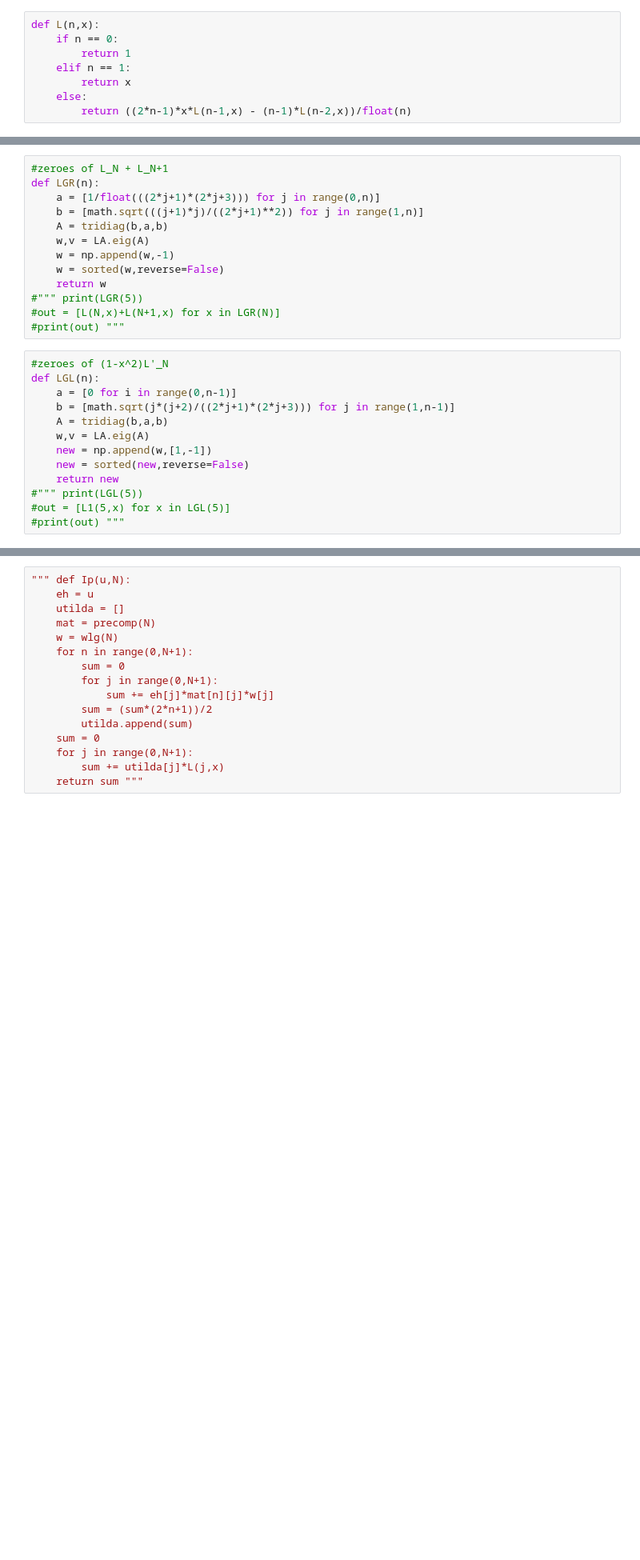
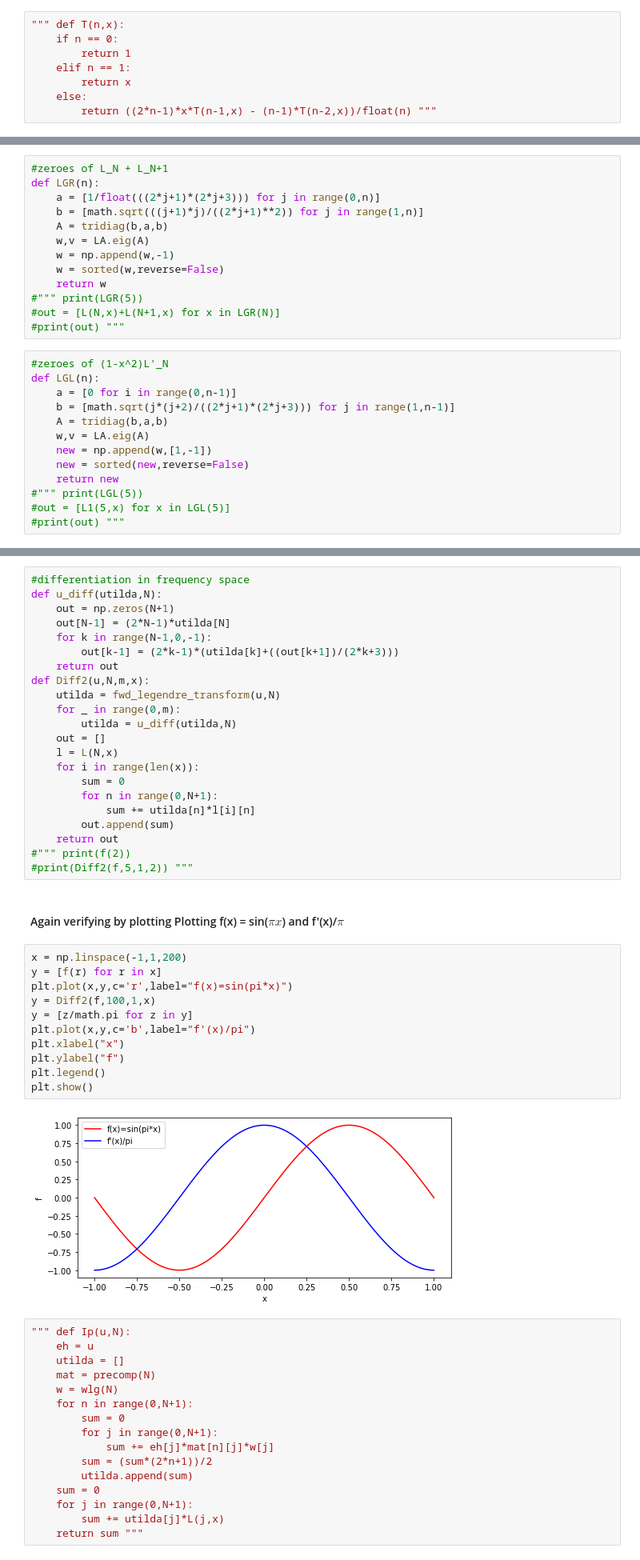
Before and after one commit to VinamrJain/Orthogonal-Transforms, a Jupyter notebook: legendre.ipynb, the cells around one changed output, grey strips where cells are left out. Shown at 80% size. Cells and saved outputs as stored; diff of their text form; blank space fills up the shorter version.

```diff
--- a/legendre.ipynb
+++ b/legendre.ipynb
@@ -9,10 +9,10 @@ N = 8
 plt.rcParams["figure.figsize"] = [7.50, 3.50]
 plt.rcParams["figure.autolayout"] = True
 # %%
-def L(n,x):
+""" def T(n,x):
     if n == 0:
         return 1
     elif n == 1:
         return x
     else:
-        return ((2*n-1)*x*L(n-1,x) - (n-1)*L(n-2,x))/float(n)
+        return ((2*n-1)*x*T(n-1,x) - (n-1)*T(n-2,x))/float(n) """
@@ -334,3 +537,40 @@ plt.show()
+# %%
+#differentiation in frequency space
+def u_diff(utilda,N):
+    out = np.zeros(N+1)
+    out[N-1] = (2*N-1)*utilda[N]
+    for k in range(N-1,0,-1):
+        out[k-1] = (2*k-1)*(utilda[k]+((out[k+1])/(2*k+3)))
+    return out
+def Diff2(u,N,m,x):
+    utilda = fwd_legendre_transform(u,N)
+    for _ in range(0,m):
+        utilda = u_diff(utilda,N)
+    out = []
+    l = L(N,x)
+    for i in range(len(x)):
+        sum = 0
+        for n in range(0,N+1):
+            sum += utilda[n]*l[i][n]
+        out.append(sum)
+    return out
+#""" print(f(2))
+#print(Diff2(f,5,1,2)) """
+# %% [markdown]
+#### Again verifying by plotting Plotting f(x) = sin($\pi x$) and f'(x)/$\pi$ ####
+# %%
+x = np.linspace(-1,1,200)
+y = [f(r) for r in x]
+plt.plot(x,y,c='r',label="f(x)=sin(pi*x)")
+y = Diff2(f,100,1,x)
+y = [z/math.pi for z in y]
+plt.plot(x,y,c='b',label="f'(x)/pi")
+plt.xlabel("x")
+plt.ylabel("f")
+plt.legend()
+plt.show()
+# %% [output]
+[figure, added]
 # %%
 """ def Ip(u,N):
     eh = u
```
Also changed, not shown: parts of 49 cells of this notebook.
